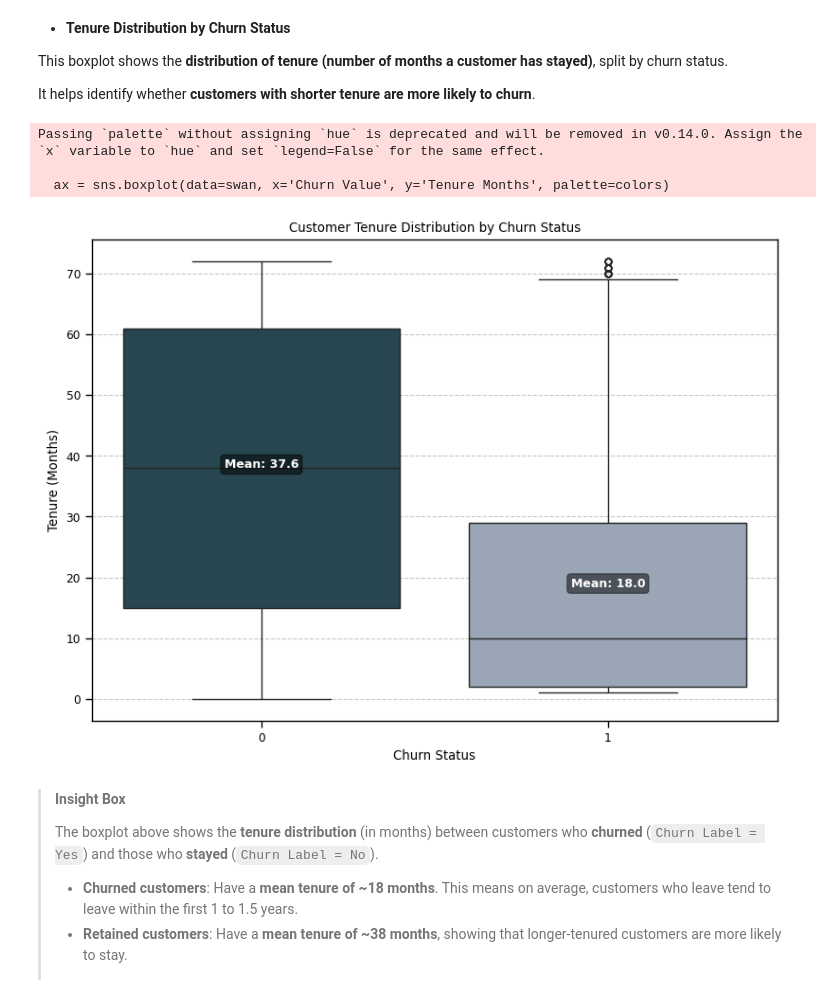
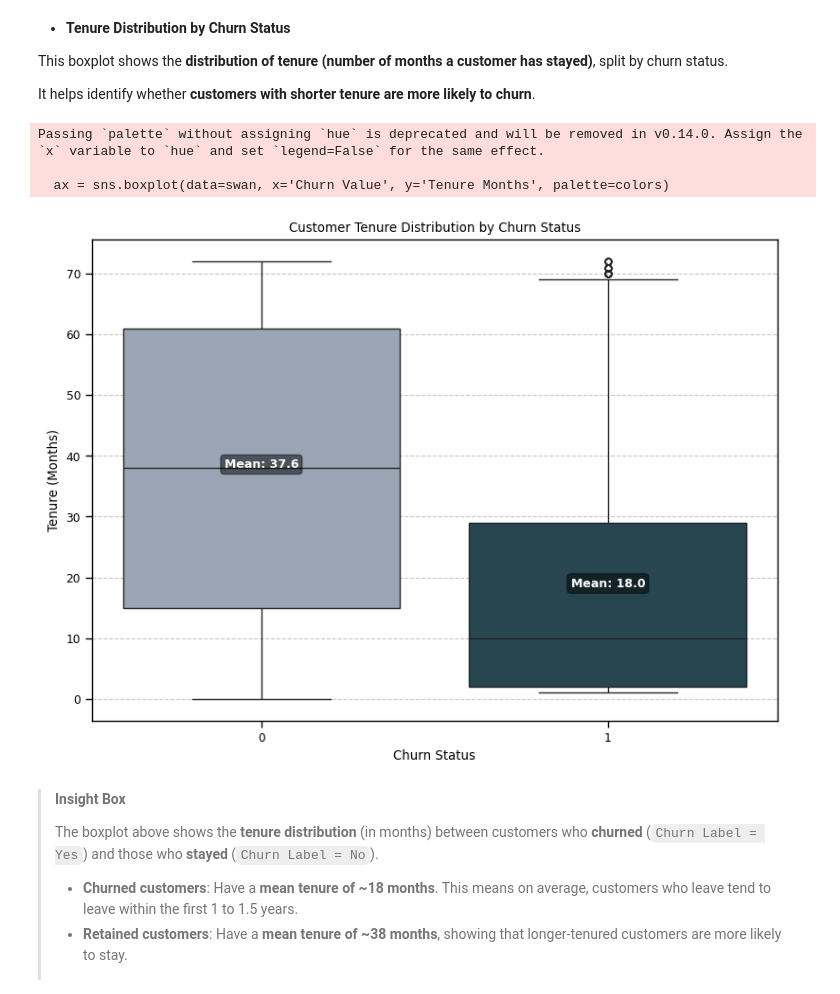
Before and after one commit to Aurelius-Blackwell/Customer_retention_analysis, a Jupyter notebook: LogRegV4.ipynb, the cells around one changed output. Cells and saved outputs as stored; diff of their text form; code cells hidden in the pictures.

```diff
--- a/LogRegV4.ipynb
+++ b/LogRegV4.ipynb
@@ -302,32 +305,33 @@ This boxplot shows the **distribution of tenure (number of months a customer has
 It helps identify whether **customers with shorter tenure are more likely to churn**.
 # %%
 plt.figure(figsize=(8,6))
-
+colors = ['#95A6BA', '#224955' ]
 ax = sns.boxplot(data=swan, x='Churn Value', y='Tenure Months', palette=colors)
 
 # Calculate mean tenure per churn label
 means = swan.groupby('Churn Value')['Tenure Months'].mean()
 
 # Plot mean markers and annotate on each box
 for i, mean in enumerate(means):
     ax.scatter(i, mean, color='red', marker='D', s=40, label='Mean' if i == 0 else "")
     ax.text(i, mean, f'Mean: {mean:.1f}',
             horizontalalignment='center',
             verticalalignment='bottom',
             color='white', fontsize=9, weight='bold',
             bbox=dict(facecolor='black', alpha=0.5, boxstyle='round,pad=0.3'))
 
 plt.title('Customer Tenure Distribution by Churn Status')
 plt.xlabel('Churn Status')
 plt.ylabel('Tenure (Months)')
 plt.grid(axis='y', linestyle='--', alpha=0.7)
 plt.tight_layout()
-plt.show()
+
+plt.savefig('tenure dist.jpg')
 # %% [output]
 Passing `palette` without assigning `hue` is deprecated and will be removed in v0.14.0. Assign the `x` variable to `hue` and set `legend=False` for the same effect.
 
   ax = sns.boxplot(data=swan, x='Churn Value', y='Tenure Months', palette=colors)
-[figure, old version]
+[figure, new version]
 # %% [markdown]
 >  **Insight Box**
 >
```
Also changed, not shown: parts of 4 cells of this notebook.
